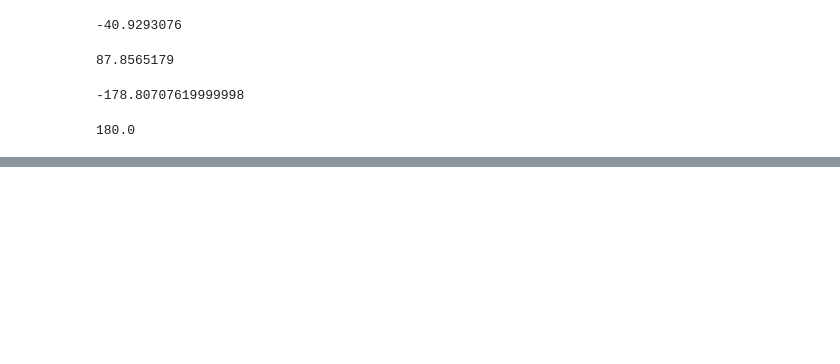
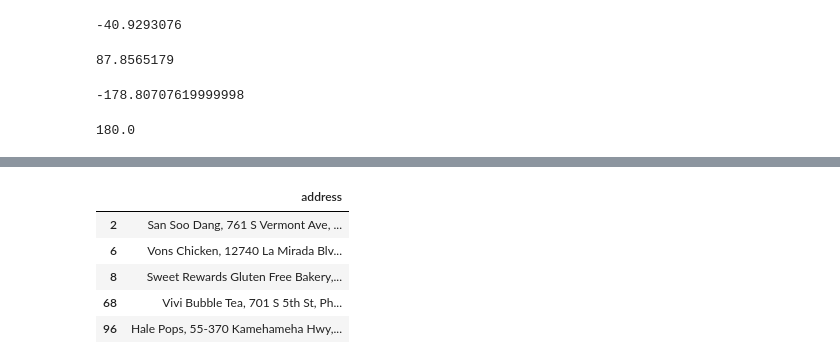
Before and after one commit to Constanzafl/Proyecto_Final, a Jupyter notebook: Sprint 2/EDA/EDAmetadata.ipynb, the cells around one changed output, grey strips where cells are left out. Drawn from its saved outputs; the diff is of its cells as text; code cells hidden in the pictures; blank space fills up the shorter version.

```diff
--- a/Sprint 2/EDA/EDAmetadata.ipynb
+++ b/Sprint 2/EDA/EDAmetadata.ipynb
@@ -316,0 +248,10 @@ Name: name_y, Length: 4022, dtype: int64
+# %%
+solo_adres= filtered_df[['address']]
+solo_adres.head()
+# %% [output]
+|  | address |
+| 2 | San Soo Dang, 761 S Vermont Ave, ... |
+| 6 | Vons Chicken, 12740 La Mirada Blv... |
+| 8 | Sweet Rewards Gluten Free Bakery,... |
+| 68 | Vivi Bubble Tea, 701 S 5th St, Ph... |
+| 96 | Hale Pops, 55-370 Kamehameha Hwy,... |
```
Also changed, not shown: parts of 27 cells of this notebook, 1 other file.
